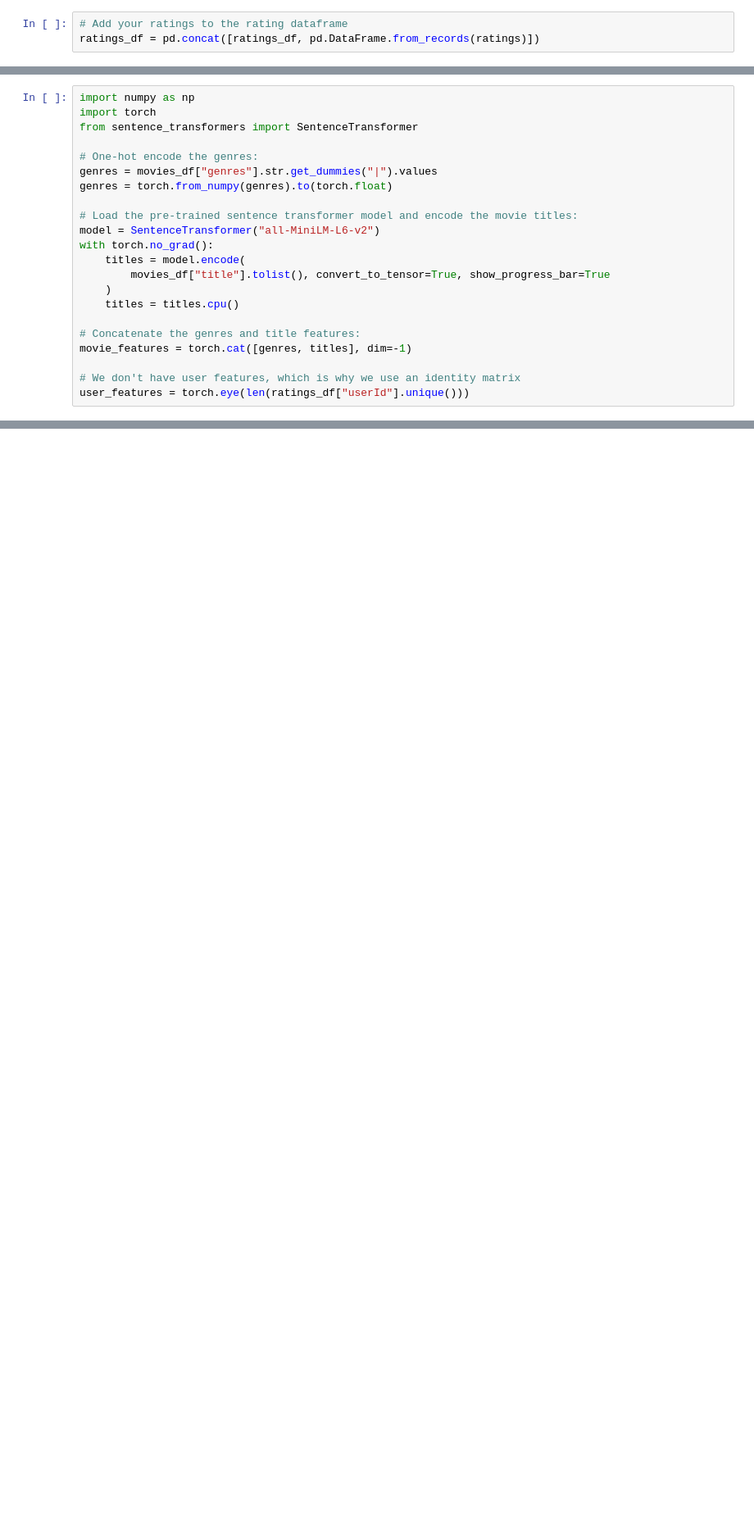
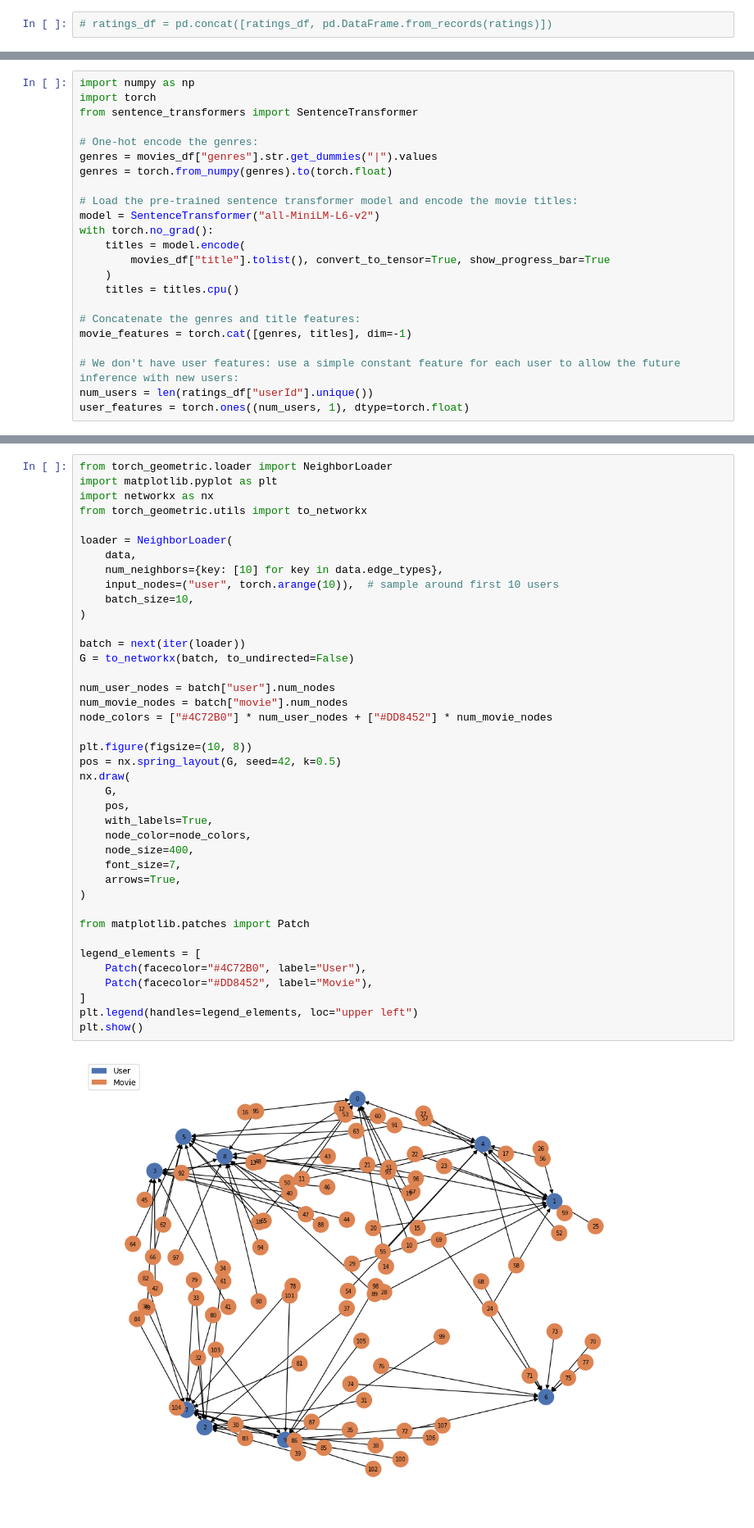
Before and after one commit to HemaNaidu91/tsm_mach_le_data, a Jupyter notebook: training/poc/graph-nn-link-regression.ipynb, the cells around one changed output, grey strips where cells are left out. Shown at 82% size. Drawn from its saved outputs; the diff is of its cells as text; blank space fills up the shorter version.

Commit message:
feat: link regression model to allow inference on unseen users + subgraph viz

```diff
--- a/training/poc/graph-nn-link-regression.ipynb
+++ b/training/poc/graph-nn-link-regression.ipynb
@@ -153,3 +137,2 @@ ratings.append({"movieId": 527, "rating": 3.0, "userId": our_user_id})
 # %%
-# Add your ratings to the rating dataframe
-ratings_df = pd.concat([ratings_df, pd.DataFrame.from_records(ratings)])
+# ratings_df = pd.concat([ratings_df, pd.DataFrame.from_records(ratings)])
@@ -223,6 +161,7 @@ with torch.no_grad():
 # Concatenate the genres and title features:
 movie_features = torch.cat([genres, titles], dim=-1)
 
-# We don't have user features, which is why we use an identity matrix
-user_features = torch.eye(len(ratings_df["userId"].unique()))
+# We don't have user features: use a simple constant feature for each user to allow the future inference with new users:
+num_users = len(ratings_df["userId"].unique())
+user_features = torch.ones((num_users, 1), dtype=torch.float)
 # %% [output]
@@ -355,4 +295,46 @@ HeteroData(
 )
+# %%
+from torch_geometric.loader import NeighborLoader
+import matplotlib.pyplot as plt
+import networkx as nx
+from torch_geometric.utils import to_networkx
+
+loader = NeighborLoader(
+    data,
+    num_neighbors={key: [10] for key in data.edge_types},
+    input_nodes=("user", torch.arange(10)),  # sample around first 10 users
+    batch_size=10,
+)
+
+batch = next(iter(loader))
+G = to_networkx(batch, to_undirected=False)
+
+num_user_nodes = batch["user"].num_nodes
+num_movie_nodes = batch["movie"].num_nodes
+node_colors = ["#4C72B0"] * num_user_nodes + ["#DD8452"] * num_movie_nodes
+
+plt.figure(figsize=(10, 8))
+pos = nx.spring_layout(G, seed=42, k=0.5)
+nx.draw(
+    G,
+    pos,
+    with_labels=True,
+    node_color=node_colors,
+    node_size=400,
+    font_size=7,
+    arrows=True,
+)
+
+from matplotlib.patches import Patch
+
+legend_elements = [
+    Patch(facecolor="#4C72B0", label="User"),
+    Patch(facecolor="#DD8452", label="Movie"),
+]
+plt.legend(handles=legend_elements, loc="upper left")
+plt.show()
+# %% [output]
+[figure, added]
 # %% [markdown]
 ## Dataset Splitting
 
```
Also changed, not shown: parts of 8 cells of this notebook.
